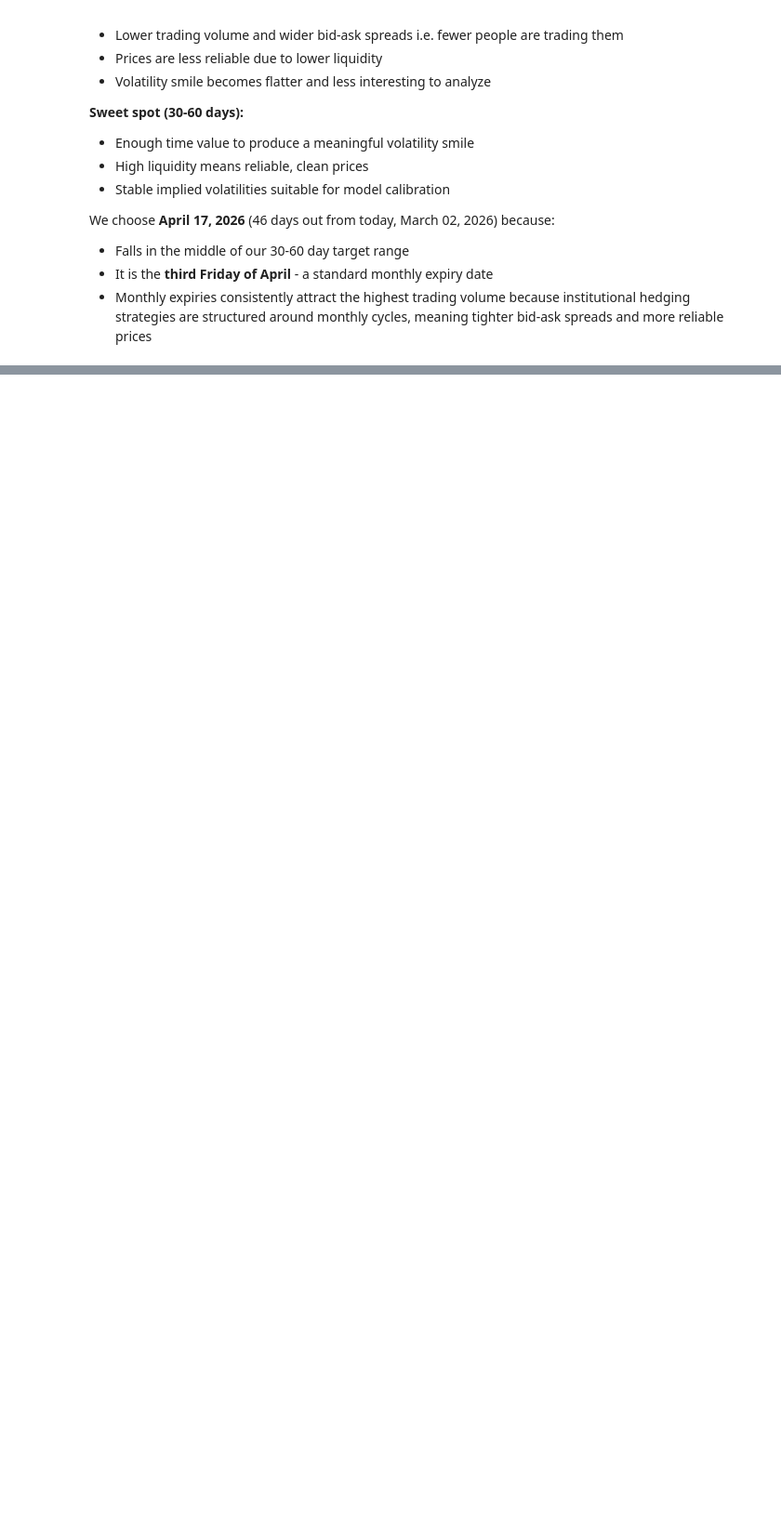
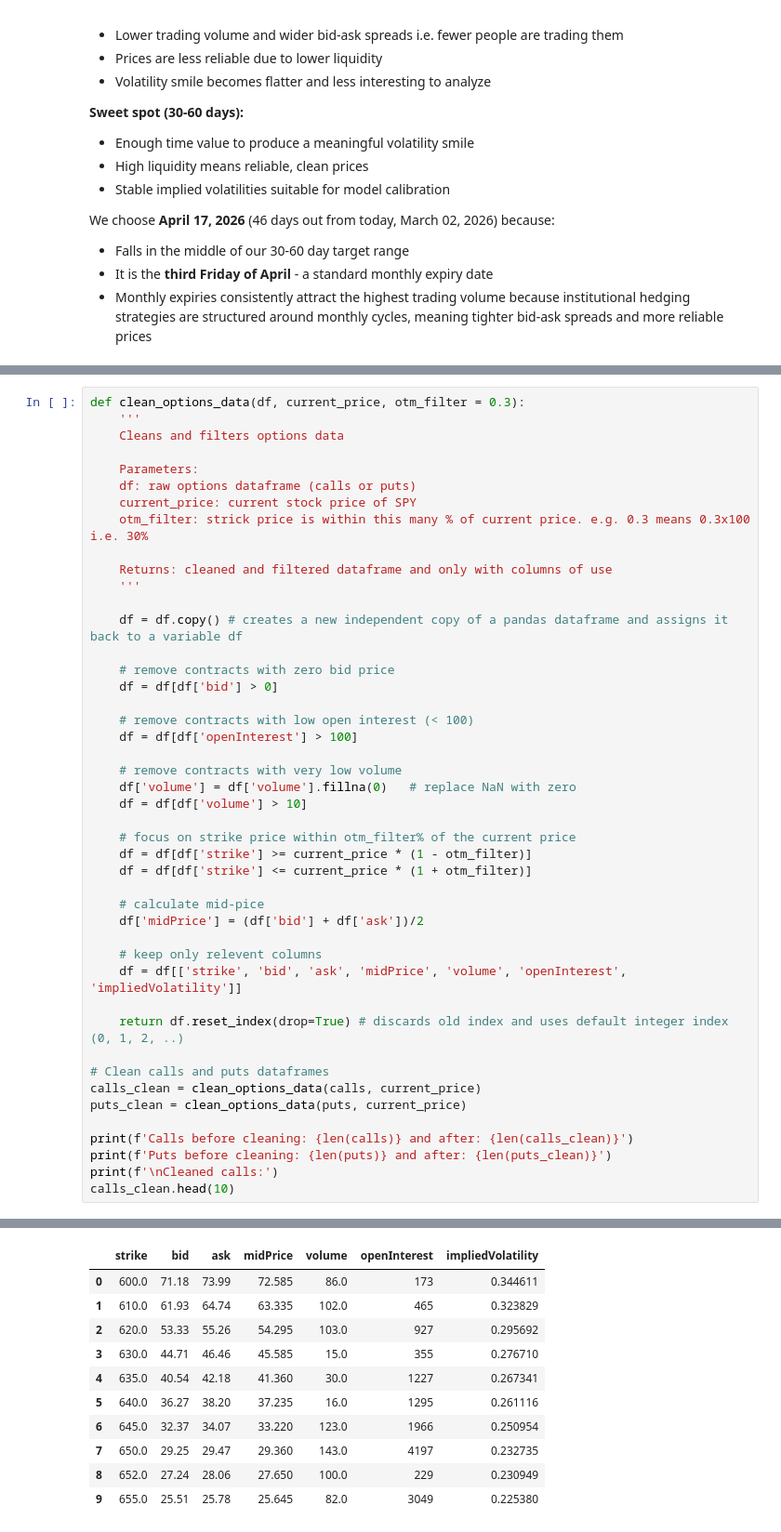
Before and after one commit to MayuriKawale/options-volatility-modeling, a Jupyter notebook: notebooks/main.ipynb, the cells around one changed output, grey strips where cells are left out. Shown at 93% size. Saved outputs shown, nothing was run; the diff lists cells and outputs as text; blank space fills up the shorter version.

```diff
--- a/notebooks/main.ipynb
+++ b/notebooks/main.ipynb
@@ -178,0 +202,46 @@ Each row represents one options contract. Here is what each column means:
+# %%
+def clean_options_data(df, current_price, otm_filter = 0.3):
+    '''
+    Cleans and filters options data
+
+    Parameters:
+    df: raw options dataframe (calls or puts)
+    current_price: current stock price of SPY
+    otm_filter: strick price is within this many % of current price. e.g. 0.3 means 0.3x100 i.e. 30%
+
+    Returns: cleaned and filtered dataframe and only with columns of use
+    '''
+
+    df = df.copy() # creates a new independent copy of a pandas dataframe and assigns it back to a variable df
+
+    # remove contracts with zero bid price
+    df = df[df['bid'] > 0]
+
+    # remove contracts with low open interest (< 100)
+    df = df[df['openInterest'] > 100]
+
+    # remove contracts with very low volume
+    df['volume'] = df['volume'].fillna(0)   # replace NaN with zero
+    df = df[df['volume'] > 10]
+
+    # focus on strike price within otm_filter% of the current price
+    df = df[df['strike'] >= current_price * (1 - otm_filter)]
+    df = df[df['strike'] <= current_price * (1 + otm_filter)]
+
+    # calculate mid-pice
+    df['midPrice'] = (df['bid'] + df['ask'])/2
+
+    # keep only relevent columns
+    df = df[['strike', 'bid', 'ask', 'midPrice', 'volume', 'openInterest', 'impliedVolatility']]
+
+    return df.reset_index(drop=True) # discards old index and uses default integer index (0, 1, 2, ..)
+
+# Clean calls and puts dataframes
+calls_clean = clean_options_data(calls, current_price)
+puts_clean = clean_options_data(puts, current_price)
+
+print(f'Calls before cleaning: {len(calls)} and after: {len(calls_clean)}')
+print(f'Puts before cleaning: {len(puts)} and after: {len(puts_clean)}')
+print(f'\nCleaned calls:')
+calls_clean.head(10)
+# %% [output]
@@ -178,0 +252,11 @@ Each row represents one options contract. Here is what each column means:
+|  | strike | bid | ask | midPrice | volume | openInterest | impliedVolatility |
+| 0 | 600.0 | 71.18 | 73.99 | 72.585 | 86.0 | 173 | 0.344611 |
+| 1 | 610.0 | 61.93 | 64.74 | 63.335 | 102.0 | 465 | 0.323829 |
+| 2 | 620.0 | 53.33 | 55.26 | 54.295 | 103.0 | 927 | 0.295692 |
+| 3 | 630.0 | 44.71 | 46.46 | 45.585 | 15.0 | 355 | 0.276710 |
+| 4 | 635.0 | 40.54 | 42.18 | 41.360 | 30.0 | 1227 | 0.267341 |
+| 5 | 640.0 | 36.27 | 38.20 | 37.235 | 16.0 | 1295 | 0.261116 |
+| 6 | 645.0 | 32.37 | 34.07 | 33.220 | 123.0 | 1966 | 0.250954 |
+| 7 | 650.0 | 29.25 | 29.47 | 29.360 | 143.0 | 4197 | 0.232735 |
+| 8 | 652.0 | 27.24 | 28.06 | 27.650 | 100.0 | 229 | 0.230949 |
+| 9 | 655.0 | 25.51 | 25.78 | 25.645 | 82.0 | 3049 | 0.225380 |
```
Also changed, not shown: parts of 11 cells of this notebook.
